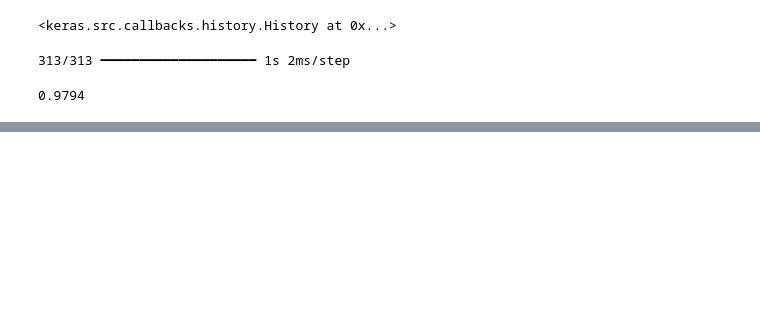
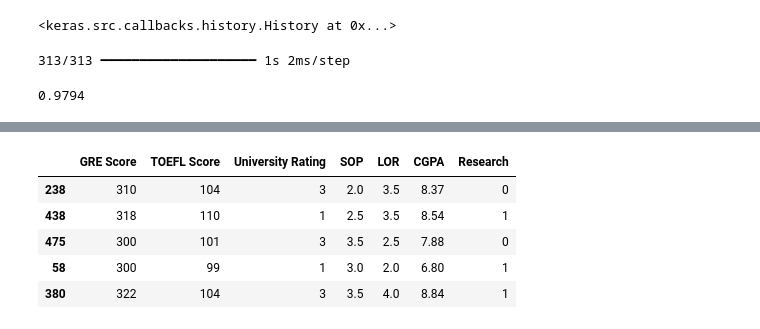
Before and after one commit to kunj10/DeepLearning, a Jupyter notebook: notebook/DL_Practicals.ipynb, the cells around one changed output, grey strips where cells are left out. Drawn from its saved outputs; the diff is of its cells as text; code cells hidden in the pictures; blank space fills up the shorter version.

```diff
--- a/notebook/DL Peactice.ipynb
+++ b/notebook/DL_Practicals.ipynb
@@ -295,0 +331,17 @@ accuracy_score(y_test,y_pred)
+# %%
+ df.drop(columns=['Serial No.'],inplace=True)
+# %%
+x = df.iloc[:,0:-1]
+y = df.iloc[:,-1]
+# %%
+from sklearn.model_selection import train_test_split
+x_train,x_test,y_train,y_test = train_test_split(x,y,test_size=0.2,random_state=1)
+# %%
+x_train.head()
+# %% [output]
+|  | GRE Score | TOEFL Score | University Rating | SOP | LOR | CGPA | Research |
+| 238 | 310 | 104 | 3 | 2.0 | 3.5 | 8.37 | 0 |
+| 438 | 318 | 110 | 1 | 2.5 | 3.5 | 8.54 | 1 |
+| 475 | 300 | 101 | 3 | 3.5 | 2.5 | 7.88 | 0 |
+| 58 | 300 | 99 | 1 | 3.0 | 2.0 | 6.80 | 1 |
+| 380 | 322 | 104 | 3 | 3.5 | 4.0 | 8.84 | 1 |
```
Also changed, not shown: parts of 11 cells of this notebook, 2 other files.
